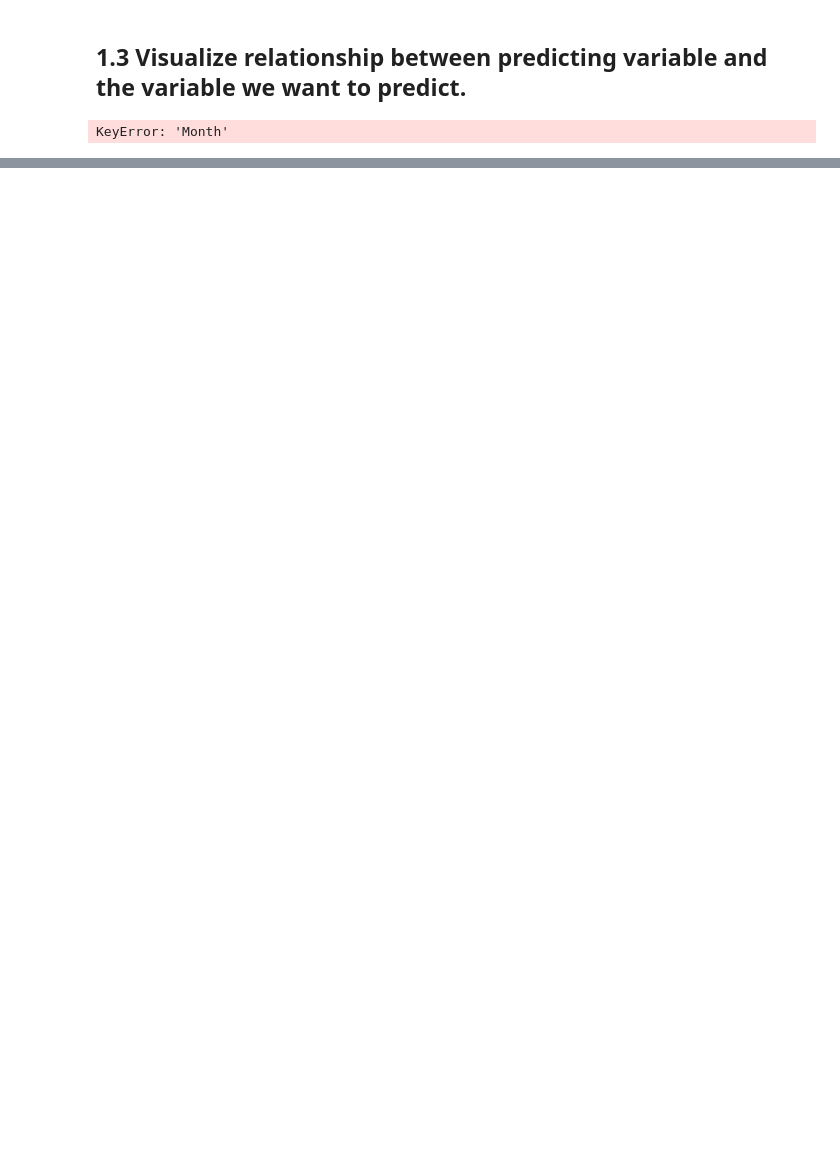
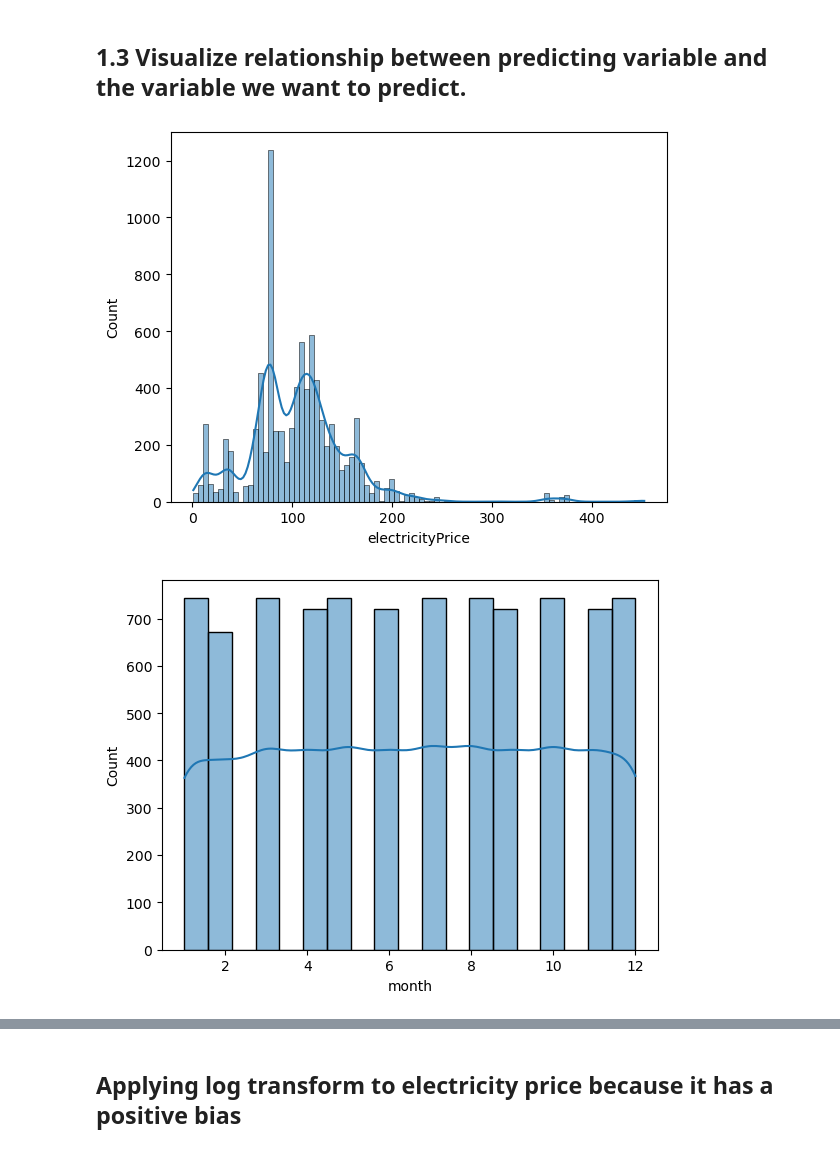
Before and after one commit to ochamodev/lab1_19001395_V_SL, a Jupyter notebook: lab1_19001395_V_EL.ipynb, the cells around one changed output, grey strips where cells are left out. Cells and saved outputs as stored; diff of their text form; code cells hidden in the pictures; blank space fills up the shorter version.

```diff
--- a/lab1_19001395_V_EL.ipynb
+++ b/lab1_19001395_V_EL.ipynb
@@ -55,7 +74,6 @@ datasetExcel = pd.read_excel(dataset_excel_file_path, sheet_name=sheet_names)
 # %%
-dataframeAllData: pd.DataFrame = pd.DataFrame(columns=[electricity_price_col, month_col, hour_of_day_col, date_col])
+dataframeAllData: pd.DataFrame = pd.DataFrame(columns=[electricity_price_col, month_col, hour_of_day_col, day_col, date_col])
 # %%
-
 for monthIndex, sheetName in enumerate(sheet_names):
     monthDataFrame: pd.DataFrame = datasetExcel[sheetName]
     monthDataFrame: pd.DataFrame = monthDataFrame.drop(hora_inicio_col, axis=1)
@@ -63,9 +81,9 @@ for monthIndex, sheetName in enumerate(sheet_names):
     amountOfMonthDays = monthDataFrame.columns.size
 
     currentMonth = monthIndex + 1
-    print("currentMonth = ", sheetName)
-    print("columns = ", monthDataFrame.columns)
-    print("columns = ", monthDataFrame.columns.size)
+    #print("currentMonth = ", sheetName)
+    #print("columns = ", monthDataFrame.columns)
+    #print("columns = ", monthDataFrame.columns.size)
     for day in range(0, days_of_each_month[sheetName]):
        col = day + 1
        startDay = int(day + 1)
@@ -73,12 +91,10 @@ for monthIndex, sheetName in enumerate(sheet_names):
        pricesFrame: pd.DataFrame = monthDataFrame[col].to_frame(name=electricity_price_col)
        pricesFrame[month_col] = currentMonth
        pricesFrame[hour_of_day_col] = range(len(pricesFrame))
+       pricesFrame[day_col] = startDay
        pricesFrame[date_col] = startDate
+       pricesFrame[day_of_week_col] = utils.findDay(startDate.year, startDate.month, startDate.day)
        dataframeAllData = pd.concat([dataframeAllData, pricesFrame], ignore_index=True)
-       print(dataframeAllData)
-    #dataframe[month_col] = months[monthIndex]
-    #monthDataFrame[month_col] = monthIndex
-    #monthDataFrame["HourOfDay"] = range(len(monthDataFrame))
-    #dataframe.fillna(value = 0, inplace=True)
-print(dataframeAllData)
-dataframeAllData.to_excel('output.xlsx')
+       #print(dataframeAllData)
+#print(dataframeAllData)
+#dataframeAllData.to_excel('output.xlsx')
@@ -146 +103,6 @@ We start counting for each column.
+# %%
+dataframeAllData[month_col] = pd.to_numeric(dataframeAllData[month_col], errors='coerce').astype('int')
+dataframeAllData[hour_of_day_col] = pd.to_numeric(dataframeAllData[hour_of_day_col], errors='coerce').astype('int')
+dataframeAllData[day_col] = pd.to_numeric(dataframeAllData[day_col], errors='coerce').astype('int')
+dataframeAllData[day_of_week_col] = pd.to_numeric(dataframeAllData[day_of_week_col], errors='coerce').astype('int')
 # %%
@@ -170,0 +147,5 @@ We can notice that starting from 29th to 31st there are missing values, this is
+# %%
+dataframeAllData = utils.cyclical_encoding(dataframeAllData, month_col, 12)
+dataframeAllData = utils.cyclical_encoding(dataframeAllData, day_col, 31)
+dataframeAllData = utils.cyclical_encoding(dataframeAllData, day_of_week_col, 6)
+dataframeAllData = utils.cyclical_encoding(dataframeAllData, hour_of_day_col, 23)
@@ -171,21 +168,7 @@ We can notice that starting from 29th to 31st there are missing values, this is
 # %% [markdown]
 ## 1.3 Visualize relationship between predicting variable and the variable we want to predict.
-# %%
-def linePlot(dataframe: pd.DataFrame, title: str):
-    hours = dataframe['HourOfDay']
-    plt.figure(figsize=(20, 8))
-    for i in range(1, 32):
-        plt.bar(dataframe[i], hours, label=f'Dia {i}')
-
-    plt.title(title)
-    plt.legend()
-    plt.gca().set_yticks(np.arange(0, 24, 1))
-    plt.grid(True)
-    plt.show()
-
-for i in range(0, 12):
-    month = months[i]
-    monthToPlot = allData[allData['Month'] == i]
-    linePlot(monthToPlot, f'Prices per hour for {month}')
-# %% [output]
-KeyError: 'Month'
+# %%
+utils.plot_columns(dataframeAllData)
+# %% [output]
+[figure, added]
+[figure, added]
@@ -191,0 +187,2 @@ KeyError: 'Month'
+# %% [markdown]
+## Applying log transform to electricity price because it has a positive bias
```
Also changed, not shown: parts of 59 cells of this notebook, 3 other files.
